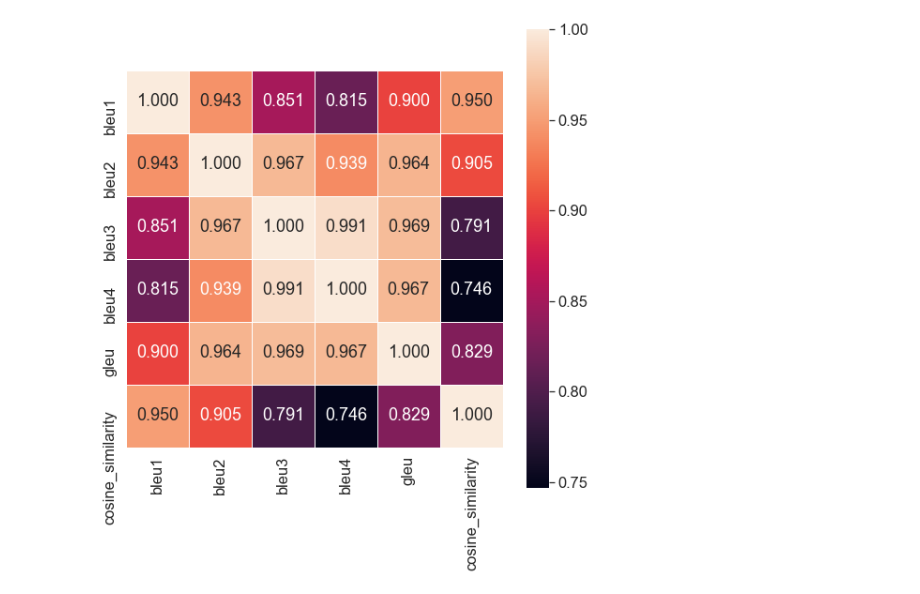
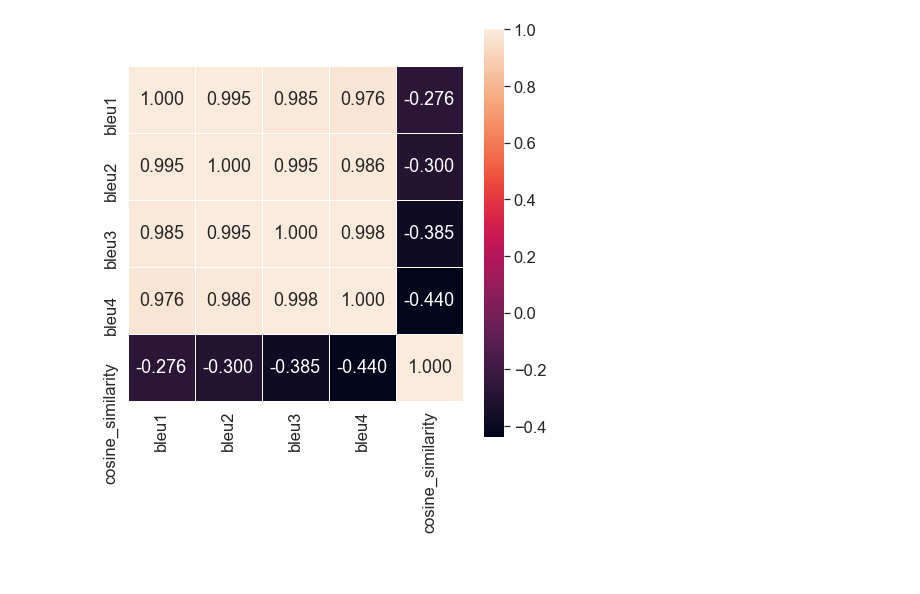
Before and after one commit to Lukeasargen/Show-Attend-and-Tell-Pytorch-Lightning, a Jupyter notebook: evaluate.ipynb, the cells around one changed output. Drawn from its saved outputs; the diff is of its cells as text; code cells hidden in the pictures; blank space fills up the shorter version.

```diff
--- a/evaluate.ipynb
+++ b/evaluate.ipynb
@@ -14,13 +14,12 @@ from torchvision import transforms as T
 from model import SAT
 from util import CocoCaptionDataset
 # %%
-checkpoint_path = "logs/default/version_30/last.ckpt"
+checkpoint_path = "logs/default/version_49/last.ckpt"
 
-workers = 4
+workers = 6
 
 device = torch.device('cuda:0' if torch.cuda.is_available() else 'cpu')
 model = SAT.load_from_checkpoint(checkpoint_path, map_location=device).to(device)
-model.eval()
 model.freeze()
 
 valid_transforms = T.Compose([
@@ -32,24 +31,24 @@ valid_ds = CocoCaptionDataset(jsonpath=model.hparams.json, split="test", transfo
 val_loader = DataLoader(dataset=valid_ds, batch_size=model.hparams.batch, num_workers=workers,
                         persistent_workers=(True if workers > 0 else False), pin_memory=True)
 # %%
-headers = ["beamk", "temperature", "rescore_method", "rescore_reward", "bleu1", "bleu2", "bleu3", "bleu4", "gleu", "cosine_similarity", "perplexity"]
+headers = ["beamk", "temperature", "rescore_method", "rescore_reward", "bleu1", "bleu2", "bleu3", "bleu4", "cosine_similarity", "perplexity"]
 results = pd.DataFrame(columns=headers)
 # %%
-beamks = [3, 40]  # log sampling
-temperatures = [0.7, 1.1]  # uniform sampling
-methods = ["NONE", "LN", "WR", "BAR"]  # random Choice
+beamks = [5]  # random Choice
+temperatures = [0.7, 1.4]  # uniform sampling
+methods = ["BAR"]  # random Choice, "NONE", "LN", "WR", "BAR"
 # WR reward increase with beam
 # BAR >1.0 is best for most beam
-rewards = [0.5, 2.2]  # uniform sampling
-iterations = 50  # Number of times to run the evaluation
+rewards = [0.5, 1.5]  # uniform sampling
+iterations = 20  # Number of times to run the evaluation
 # %%
 # random grid search for N trials
+t0 = time.time()
 for n_iter in range(iterations):
     print(f"Start Iteration {n_iter+1} of {iterations}")
 
     # Sample the captioning parameters
-    # beamk = int(10**np.random.uniform(np.log10(beamks[0]), np.log10(beamks[1])))
-    beamk = int(np.random.uniform(beamks[0], beamks[1]))
+    beamk = np.random.choice(beamks)
     temperature = np.random.uniform(temperatures[0], temperatures[1])
     method = np.random.choice(methods)
     reward = np.random.uniform(rewards[0], rewards[1])
@@ -57,14 +56,14 @@ for n_iter in range(iterations):
 
     row = {"beamk": beamk, "temperature": temperature, "rescore_method": method, "rescore_reward": reward}
 
-    t0 = time.time()
+    t1 = time.time()
     batch_metrics_total = Counter({})
     for batch_idx, batch in enumerate(val_loader):
         batch = [x.to(device) for x in batch]
         metrics = model.val_batch(batch, beamk=beamk, max_gen_length=32, temperature=temperature, rescore_method=method, rescore_reward=reward)
         batch_metrics_total += Counter(metrics)
 
-        duration = time.time()-t0
+        duration = time.time()-t1
         avg_duration = duration/(batch_idx+1)
         print(f"\rBatch {batch_idx+1}. Duration: {duration:.2f}s. Average Batch Time: {avg_duration:.2f}s.", end="")
         # if batch_idx+1>=2: break
@@ -75,5 +74,6 @@ for n_iter in range(iterations):
 
     print(f"\nFinish Iteration {n_iter+1} of {iterations}")
 
-print("Done.")
+duration = time.time()-t0
+print(f"Done. Total time={duration:.1f}s.")
 # %% [output]
@@ -174,14 +183,15 @@ fig.tight_layout()
 # %%
 scale = 1.5
-cols = ['bleu1', 'bleu2', 'bleu3', 'bleu4', 'gleu', 'cosine_similarity']
+cols = ['bleu1', 'bleu2', 'bleu3', 'bleu4', 'cosine_similarity']
 data = results[cols].corr(method='pearson')
 fig = plt.figure(figsize=(scale*len(cols), scale*len(cols)))
 sn.set(font_scale=scale)  # Label size
 ax = sn.heatmap(data,
     annot=True, fmt=".3f", annot_kws={"size": scale*12},
     # cmap='Blues',
     # vmin=0, vmax=1,
     xticklabels=cols,  yticklabels=cols,
-    square=True, linewidths=0.5)
+    square=True, linewidths=0.5
+)
 # %% [output]
-[figure, old version]
+[figure, new version]
```
Also changed, not shown: parts of 7 cells of this notebook, 2 other files.
